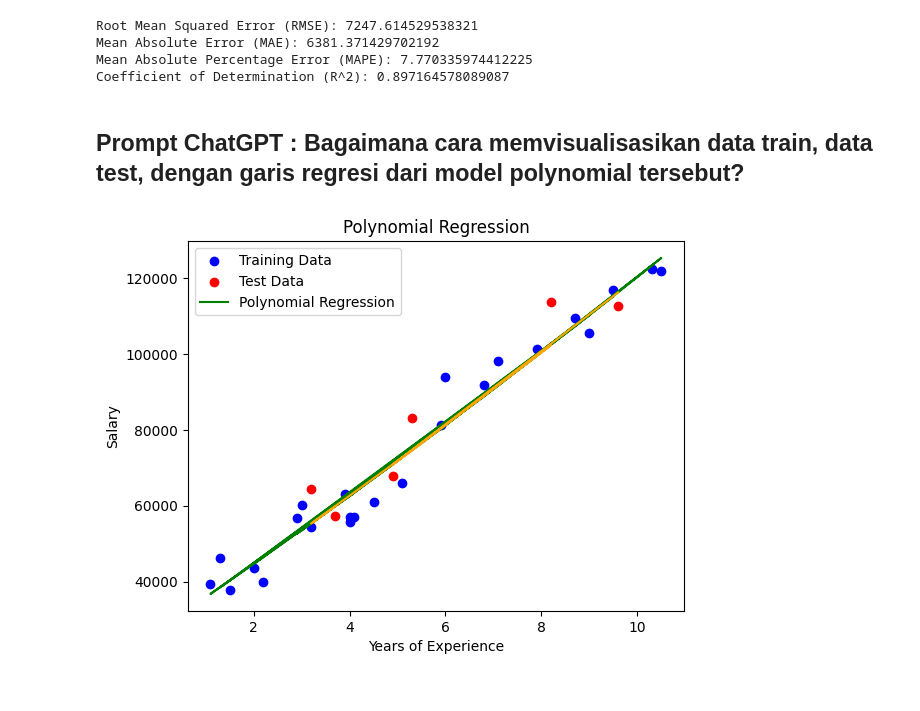
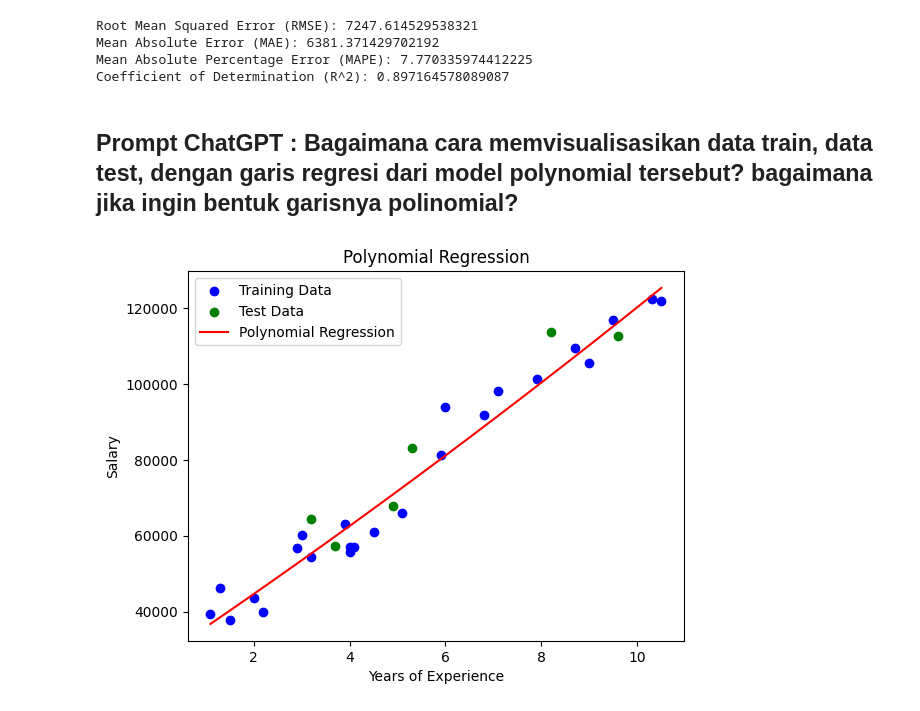
Before and after one commit to sulthannauval/Machine-Learning-Course, a Jupyter notebook: Tugas-Minggu-2/2_Polynomial_Regression_Sulthan_1103213065.ipynb, the cells around one changed output. Cells and saved outputs as stored; diff of their text form; code cells hidden in the pictures.

```diff
--- a/Tugas-Minggu-2/2_Polynomial_Regression_Sulthan_1103213065.ipynb
+++ b/Tugas-Minggu-2/2_Polynomial_Regression_Sulthan_1103213065.ipynb
@@ -63,28 +63,23 @@ Mean Absolute Error (MAE): 6381.371429702192
 Mean Absolute Percentage Error (MAPE): 7.770335974412225
 Coefficient of Determination (R^2): 0.897164578089087
 # %% [markdown]
-## Prompt ChatGPT : Bagaimana cara memvisualisasikan data train, data test, dengan garis regresi dari model polynomial tersebut?
+## Prompt ChatGPT : Bagaimana cara memvisualisasikan data train, data test, dengan garis regresi dari model polynomial tersebut? bagaimana jika ingin bentuk garisnya polinomial?
-# %%
-# Visualisasi data latih
-plt.scatter(X_train, y_train, color='blue', label='Training Data')
-
-# Visualisasi data uji
-plt.scatter(X_test, y_test, color='red', label='Test Data')
-
-# Prediksi pada data latih dan data uji
-y_train_pred = model.predict(X_train_poly)
-y_test_pred = model.predict(X_test_poly)
-
-# Visualisasi garis regresi pada data latih
-plt.plot(X_train, y_train_pred, color='green', label='Polynomial Regression')
-
-# Visualisasi garis regresi pada data uji
-plt.plot(X_test, y_test_pred, color='orange')
-
-plt.title('Polynomial Regression')
-plt.xlabel('Years of Experience')
-plt.ylabel('Salary')
-plt.legend()
-plt.show()
-# %% [output]
-[figure, removed]
+# %%
+# Menyiapkan titik-titik pada sumbu x untuk plot garis polinomial
+X_range = np.linspace(np.min(X), np.max(X), 100).reshape(-1, 1)
+X_range_poly = poly_features.transform(X_range)
+
+# Prediksi nilai untuk setiap titik pada sumbu x
+y_range_pred = model.predict(X_range_poly)
+
+# Visualisasi data latih, data uji, dan garis regresi polinomial
+plt.scatter(X_train, y_train, color='blue', label='Training Data')
+plt.scatter(X_test, y_test, color='green', label='Test Data')
+plt.plot(X_range, y_range_pred, color='red', label='Polynomial Regression')
+plt.xlabel('Years of Experience')
+plt.ylabel('Salary')
+plt.title('Polynomial Regression')
+plt.legend()
+plt.show()
+# %% [output]
+[figure, added]
```
Also changed, not shown: parts of 5 cells of this notebook.
